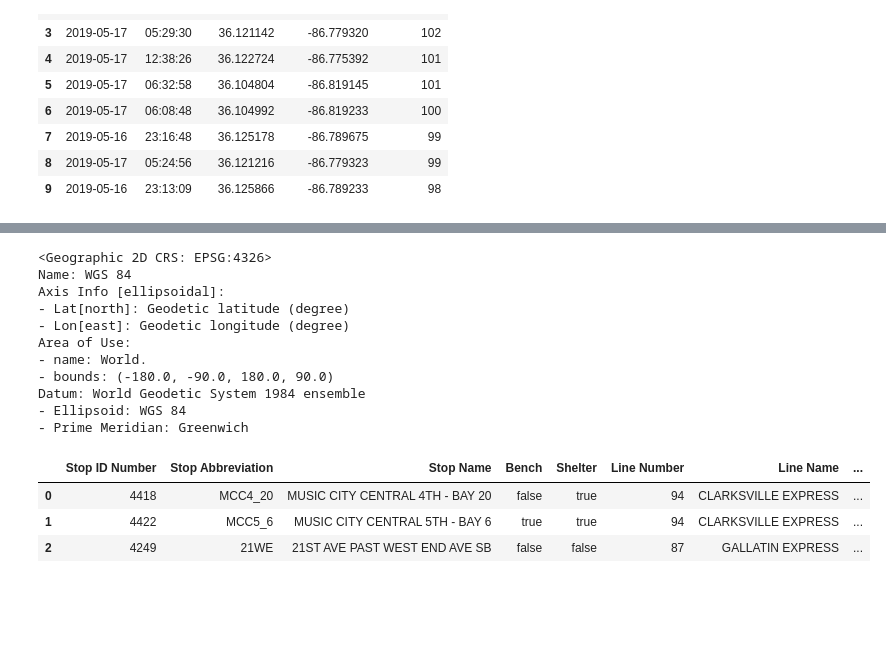
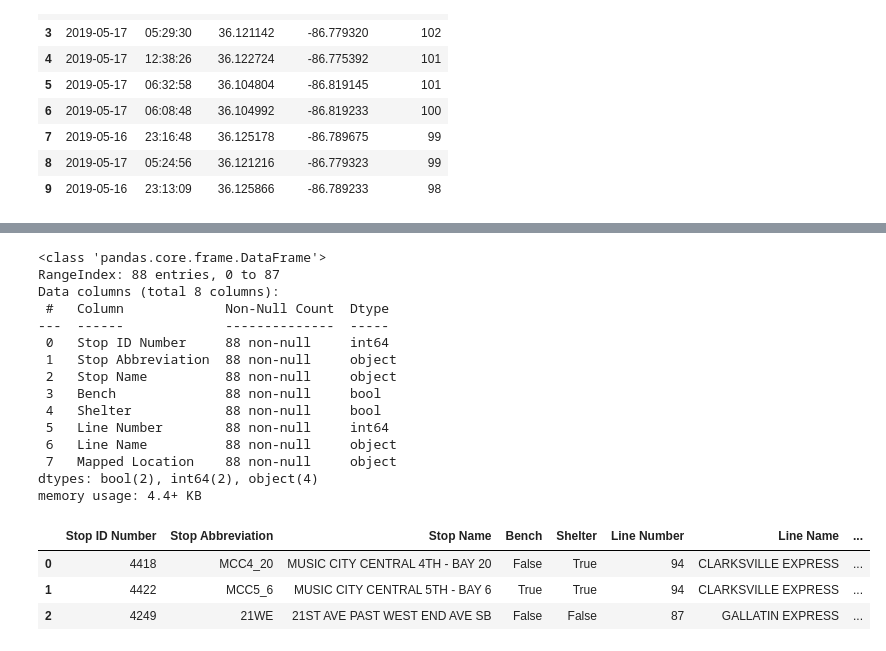
Before and after one commit to NSS-Data-Analytics-Cohort-8/scooter-partner1-whenhugocallsuspythonistas, a Jupyter notebook: notebooks/eda.ipynb, the cells around one changed output, grey strips where cells are left out. Drawn from its saved outputs; the diff is of its cells as text; code cells hidden in the pictures; blank space fills up the shorter version.

```diff
--- a/notebooks/eda.ipynb
+++ b/notebooks/eda.ipynb
@@ -356,0 +398,5 @@ bus_stops = bus_stops.set_crs("EPSG:4326")
+# %%
+# reading and previewing bus_stops
+bus_stops = pd.read_csv('../data/bus_stops.csv')
+print(bus_stops.shape)
+bus_stops.head(3)
@@ -357,26 +409,30 @@ bus_stops = bus_stops.set_crs("EPSG:4326")
 # %%
-bus_stops.crs
+bus_stops.info()
 # %% [output]
-<Geographic 2D CRS: EPSG:4326>
-Name: WGS 84
-Axis Info [ellipsoidal]:
-- Lat[north]: Geodetic latitude (degree)
-- Lon[east]: Geodetic longitude (degree)
-Area of Use:
-- name: World.
-- bounds: (-180.0, -90.0, 180.0, 90.0)
-Datum: World Geodetic System 1984 ensemble
-- Ellipsoid: WGS 84
-- Prime Meridian: Greenwich
+<class 'pandas.core.frame.DataFrame'>
+RangeIndex: 88 entries, 0 to 87
+Data columns (total 8 columns):
+ #   Column             Non-Null Count  Dtype
+---  ------             --------------  -----
+ 0   Stop ID Number     88 non-null     int64
+ 1   Stop Abbreviation  88 non-null     object
+ 2   Stop Name          88 non-null     object
+ 3   Bench              88 non-null     bool
+ 4   Shelter            88 non-null     bool
+ 5   Line Number        88 non-null     int64
+ 6   Line Name          88 non-null     object
+ 7   Mapped Location    88 non-null     object
+dtypes: bool(2), int64(2), object(4)
+memory usage: 4.4+ KB
 # %%
 bus_stops[["Latitude", "Longitude"]] = bus_stops["Mapped Location"].str.strip("()").str.split(", ", expand=True).astype(float)
 # %%
-bus_stops['geometry'] = bus_stops.apply(lambda x: Point((x.Latitude,
-                                                         x.Longitude)),
+bus_stops['geometry'] = bus_stops.apply(lambda x: Point((x.Longitude,
+                                                         x.Latitude)),
                                         axis=1)
 bus_stops.head(3)
 # %% [output]
 |  | Stop ID Number | Stop Abbreviation | Stop Name | Bench | Shelter | Line Number | Line Name | ... |
-| 0 | 4418 | MCC4_20 | MUSIC CITY CENTRAL 4TH - BAY 20 | false | true | 94 | CLARKSVILLE EXPRESS | ... |
-| 1 | 4422 | MCC5_6 | MUSIC CITY CENTRAL 5TH - BAY 6 | true | true | 94 | CLARKSVILLE EXPRESS | ... |
-| 2 | 4249 | 21WE | 21ST AVE PAST WEST END AVE SB | false | false | 87 | GALLATIN EXPRESS | ... |
+| 0 | 4418 | MCC4_20 | MUSIC CITY CENTRAL 4TH - BAY 20 | False | True | 94 | CLARKSVILLE EXPRESS | ... |
+| 1 | 4422 | MCC5_6 | MUSIC CITY CENTRAL 5TH - BAY 6 | True | True | 94 | CLARKSVILLE EXPRESS | ... |
+| 2 | 4249 | 21WE | 21ST AVE PAST WEST END AVE SB | False | False | 87 | GALLATIN EXPRESS | ... |
```
Also changed, not shown: parts of 43 cells of this notebook, 1 other file.
